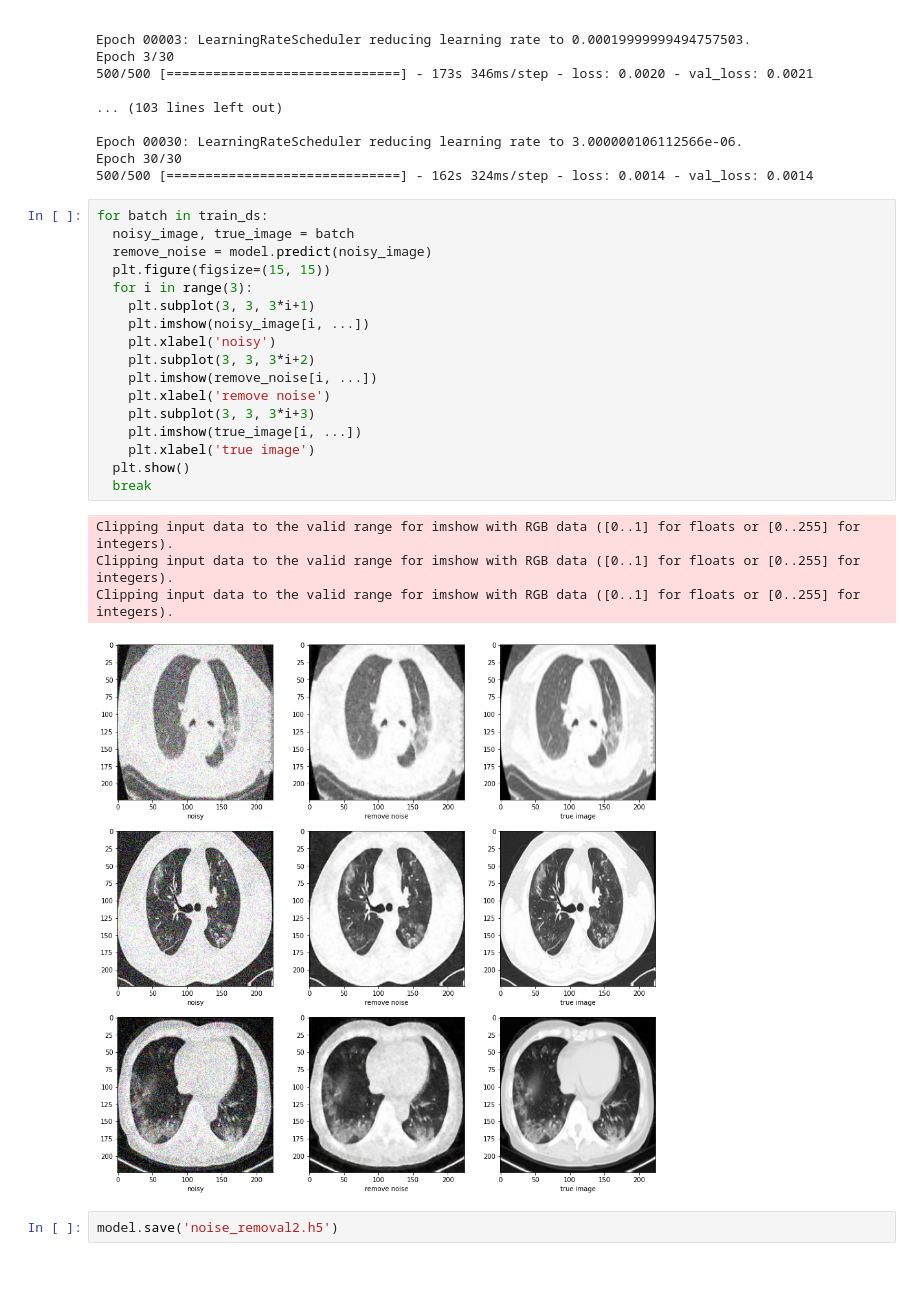
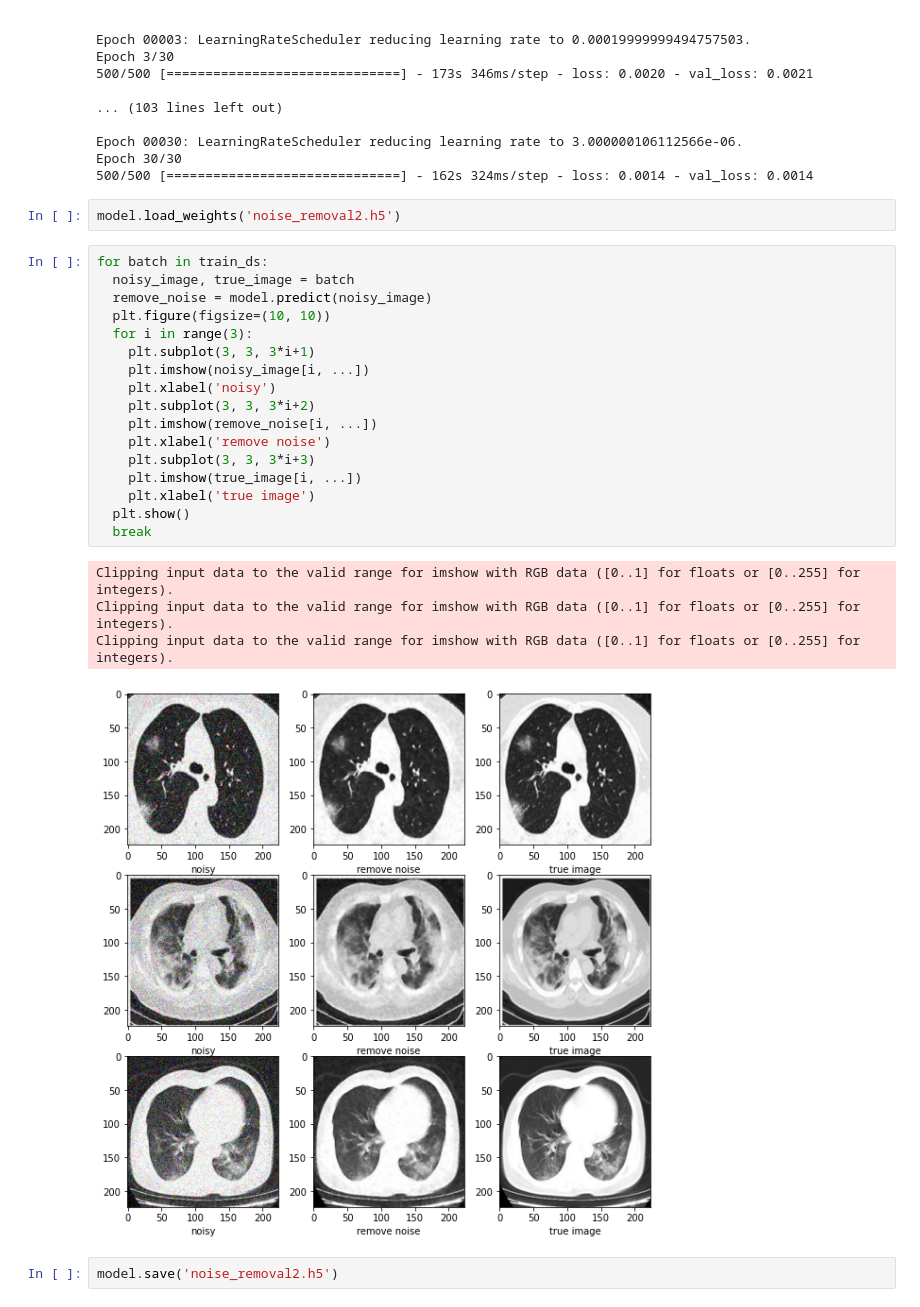
Before and after one commit to kiddos/model-zoo, a Jupyter notebook: notebooks/random_noise_removal.ipynb, the cells around one changed output. Saved outputs shown, nothing was run; the diff lists cells and outputs as text; blank space fills up the shorter version.

Commit message:
loading model

```diff
--- a/notebooks/random_noise_removal.ipynb
+++ b/notebooks/random_noise_removal.ipynb
@@ -182,27 +182,29 @@ Epoch 3/30
 Epoch 00030: LearningRateScheduler reducing learning rate to 3.000000106112566e-06.
 Epoch 30/30
 500/500 [==============================] - 162s 324ms/step - loss: 0.0014 - val_loss: 0.0014
+# %%
+model.load_weights('noise_removal2.h5')
 # %%
 for batch in train_ds:
   noisy_image, true_image = batch
   remove_noise = model.predict(noisy_image)
-  plt.figure(figsize=(15, 15))
+  plt.figure(figsize=(10, 10))
   for i in range(3):
     plt.subplot(3, 3, 3*i+1)
     plt.imshow(noisy_image[i, ...])
     plt.xlabel('noisy')
     plt.subplot(3, 3, 3*i+2)
     plt.imshow(remove_noise[i, ...])
     plt.xlabel('remove noise')
     plt.subplot(3, 3, 3*i+3)
     plt.imshow(true_image[i, ...])
     plt.xlabel('true image')
   plt.show()
   break
 # %% [output]
 Clipping input data to the valid range for imshow with RGB data ([0..1] for floats or [0..255] for integers).
 Clipping input data to the valid range for imshow with RGB data ([0..1] for floats or [0..255] for integers).
 Clipping input data to the valid range for imshow with RGB data ([0..1] for floats or [0..255] for integers).
-[figure, old version]
+[figure, new version]
 # %%
 model.save('noise_removal2.h5')
```
Also changed, not shown: parts of 2 cells of this notebook.
